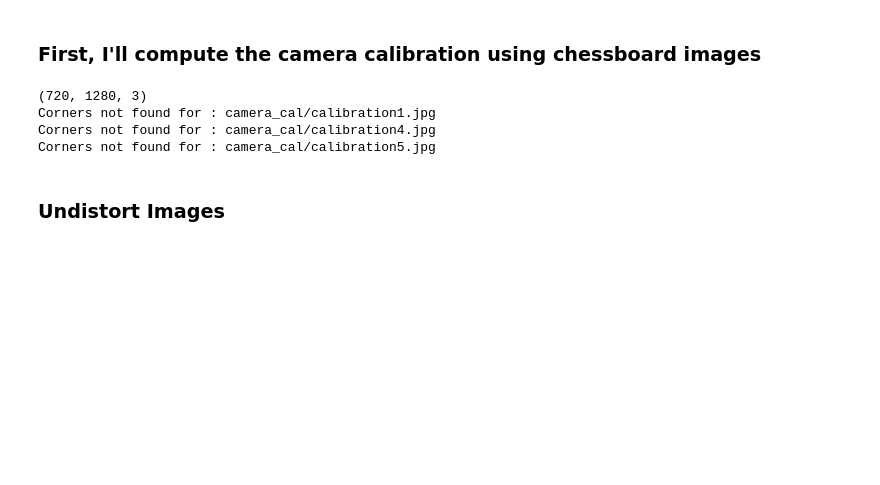
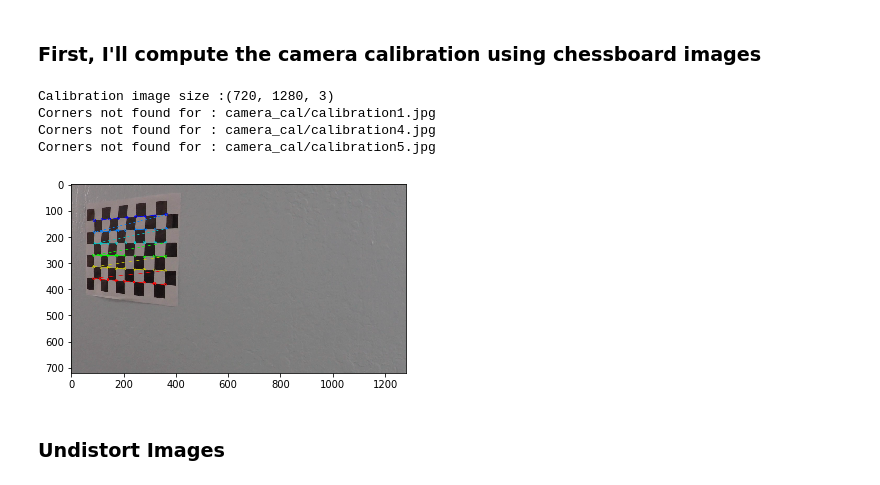
Before and after one commit to laavanyebahl/Advance-Lane-Detection-and-Keeping-, a Jupyter notebook: advance lane keeping.ipynb, the cells around one changed output. Saved outputs shown, nothing was run; the diff lists cells and outputs as text; code cells hidden in the pictures; blank space fills up the shorter version.

```diff
--- a/advance lane keeping.ipynb
+++ b/advance lane keeping.ipynb
@@ -41,35 +41,37 @@ images = glob.glob('camera_cal/calibration*.jpg')
 # Calculate callibration img size
 img = mpimg.imread(images[0])
 call_img_size = img.shape
-print(call_img_size)
+print('Calibration image size :{}'.format(call_img_size))
 
 # Step through the list and search for chessboard corners
 for fname in images:
     img = cv2.imread(fname)
     gray = cv2.cvtColor(img,cv2.COLOR_BGR2GRAY)
 
     # Find the chessboard corners
     ret, corners = cv2.findChessboardCorners(gray, (9,6),None)
 
     # If found, add object points, image points
     if ret == True:
         objpoints.append(objp)
         imgpoints.append(corners)
 
         # Draw and display the corners
         img = cv2.drawChessboardCorners(img, (9,6), corners, ret)
         cv2.imshow('img',img)
         cv2.waitKey(500)
+        plt.imshow(img)
 
     else:
         print('Corners not found for : {}'.format(fname))
 
 cv2.destroyAllWindows()
 # %% [output]
-(720, 1280, 3)
+Calibration image size :(720, 1280, 3)
 Corners not found for : camera_cal/calibration1.jpg
 Corners not found for : camera_cal/calibration4.jpg
 Corners not found for : camera_cal/calibration5.jpg
+[figure, added]
 # %% [markdown]
 ### Undistort Images
 # %%
```
Also changed, not shown: parts of 13 cells of this notebook.
